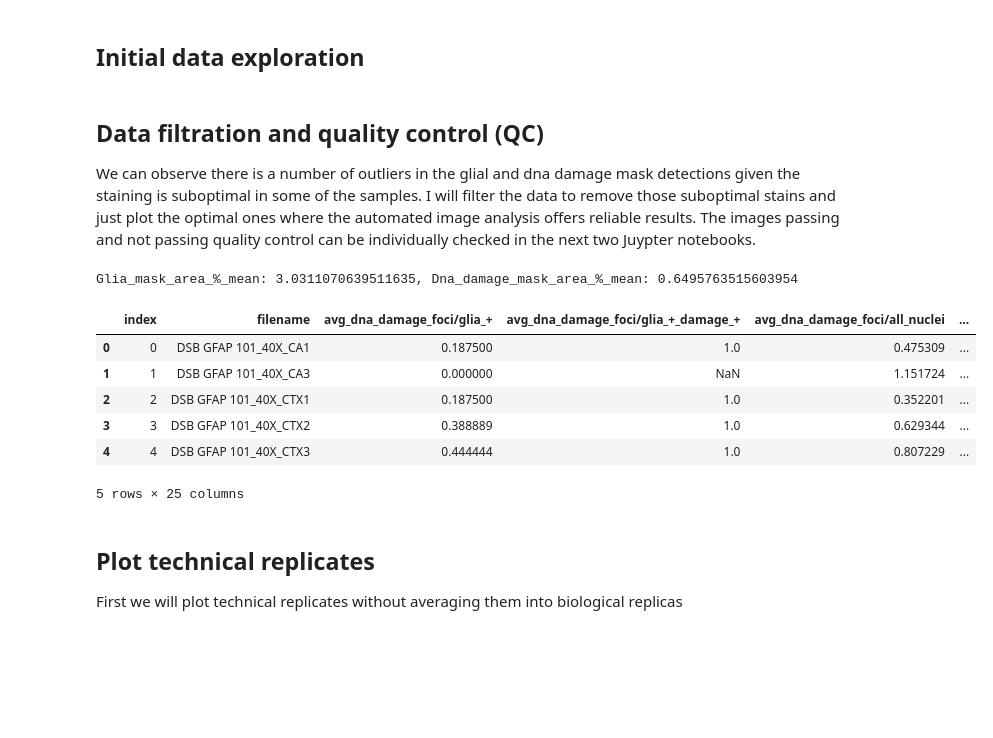
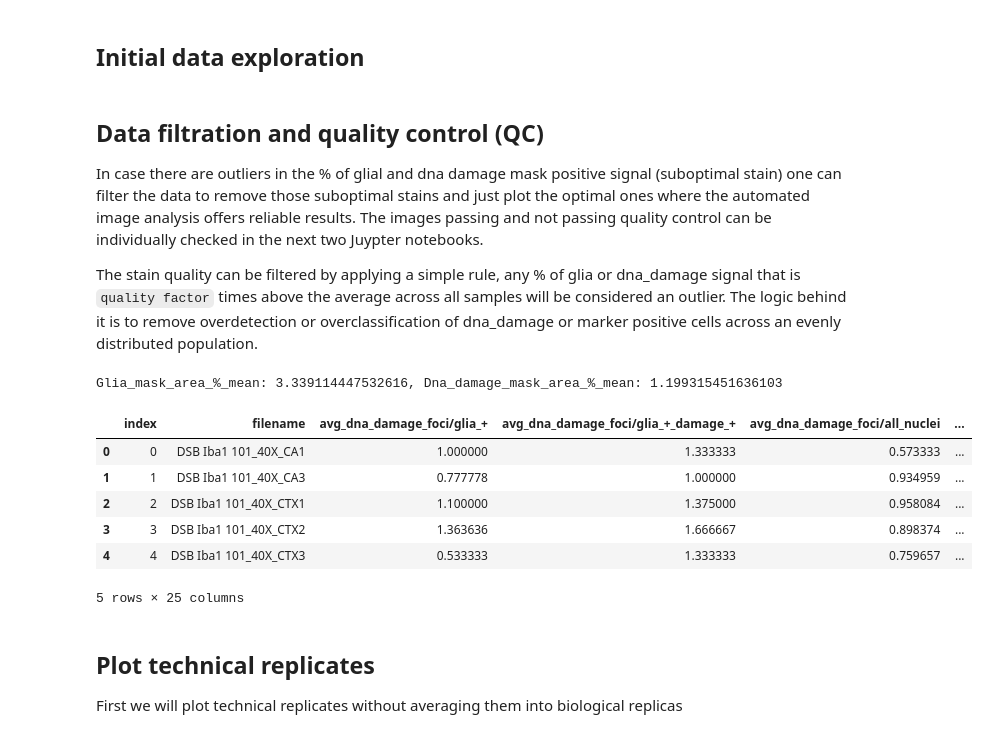
Before and after one commit to adiezsanchez/microglia_dna_damage, a Jupyter notebook: 2_data_exploration.ipynb, the cells around one changed output. Cells and saved outputs as stored; diff of their text form; code cells hidden in the pictures; blank space fills up the shorter version.

```diff
--- a/2_data_exploration.ipynb
+++ b/2_data_exploration.ipynb
@@ -8,10 +6,10 @@ import plotly.express as px
 <h2>Data analysis input</h2>
 # %%
 # Define the dataset results that you want to analyze below ("microglia" or "astrocyte")
-dataset = "astrocyte"
+dataset = "microglia"
 
 # Define the .csv results you want to explore and quality check
-csv_path = "./results/astrocyte_results_cellpdia30_sigma1_dilrad4_dnad_obj_seg_v3_gliaero6_gliathr30_dnadero2.csv"
+csv_path = "./results/microglia_results_cellpdia30_sigma1_dilrad4_dnad_obj_seg_v1_gliaero6_gliathr20_dnadero2.csv"
 
 # Read both results and mouse_id .csv files and load them into a Dataframe
 df, df_mouse_id, merged_df = read_results_csv(dataset, csv_path)
@@ -45,31 +43,37 @@ show_exploratory_data(df, dataset, parameters_title)
 # %% [markdown]
 <h2>Data filtration and quality control (QC)</h2>
 
-We can observe there is a number of outliers in the glial and dna damage mask detections given the staining is suboptimal in some of the samples. I will filter the data to remove those suboptimal stains and just plot the optimal ones where the automated image analysis offers reliable results. The images passing and not passing quality control can be individually checked in the next two Juypter notebooks.
+In case there are outliers in the % of glial and dna damage mask positive signal (suboptimal stain) one can filter the data to remove those suboptimal stains and just plot the optimal ones where the automated image analysis offers reliable results. The images passing and not passing quality control can be individually checked in the next two Juypter notebooks.
+
+The stain quality can be filtered by applying a simple rule, any % of glia or dna_damage signal that is <code>quality factor</code> times above the average across all samples will be considered an outlier. The logic behind it is to remove overdetection or overclassification of dna_damage or marker positive cells across an evenly distributed population.
 # %%
+# Stain quality factor
+quality_factor = 6
+
 # Quality check the analyzed stainings based on deviations from the mean of both %_glia_signal and %_dna_damage_signal
 merged_df = qc_filter_dataset(merged_df,
                               dataset,
                               cellpose_nuclei_diameter,
                               gaussian_sigma,
                               dilation_radius_nuclei,
                               dna_damage_segmenter_version,
                               glia_nuclei_colocalization_erosion,
                               glia_channel_threshold,
                               glia_segmenter,
                               glia_segmenter_version,
-                              dna_damage_erosion)
+                              dna_damage_erosion,
+                              quality_factor)
 
 # Dataframe now displays the QC values
 merged_df.head()
 # %% [output]
-Glia_mask_area_%_mean: 3.0311070639511635, Dna_damage_mask_area_%_mean: 0.6495763515603954
+Glia_mask_area_%_mean: 3.339114447532616, Dna_damage_mask_area_%_mean: 1.199315451636103
 |  | index | filename | avg_dna_damage_foci/glia_+ | avg_dna_damage_foci/glia_+_damage_+ | avg_dna_damage_foci/all_nuclei | ... |
-| 0 | 0 | DSB GFAP 101_40X_CA1 | 0.187500 | 1.0 | 0.475309 | ... |
-| 1 | 1 | DSB GFAP 101_40X_CA3 | 0.000000 | NaN | 1.151724 | ... |
-| 2 | 2 | DSB GFAP 101_40X_CTX1 | 0.187500 | 1.0 | 0.352201 | ... |
-| 3 | 3 | DSB GFAP 101_40X_CTX2 | 0.388889 | 1.0 | 0.629344 | ... |
-| 4 | 4 | DSB GFAP 101_40X_CTX3 | 0.444444 | 1.0 | 0.807229 | ... |
+| 0 | 0 | DSB Iba1 101_40X_CA1 | 1.000000 | 1.333333 | 0.573333 | ... |
+| 1 | 1 | DSB Iba1 101_40X_CA3 | 0.777778 | 1.000000 | 0.934959 | ... |
+| 2 | 2 | DSB Iba1 101_40X_CTX1 | 1.100000 | 1.375000 | 0.958084 | ... |
+| 3 | 3 | DSB Iba1 101_40X_CTX2 | 1.363636 | 1.666667 | 0.898374 | ... |
+| 4 | 4 | DSB Iba1 101_40X_CTX3 | 0.533333 | 1.333333 | 0.759657 | ... |
 5 rows × 25 columns
 # %% [markdown]
 <h2>Plot technical replicates</h2>
```
Also changed, not shown: parts of 5 cells of this notebook, 4 other files.
